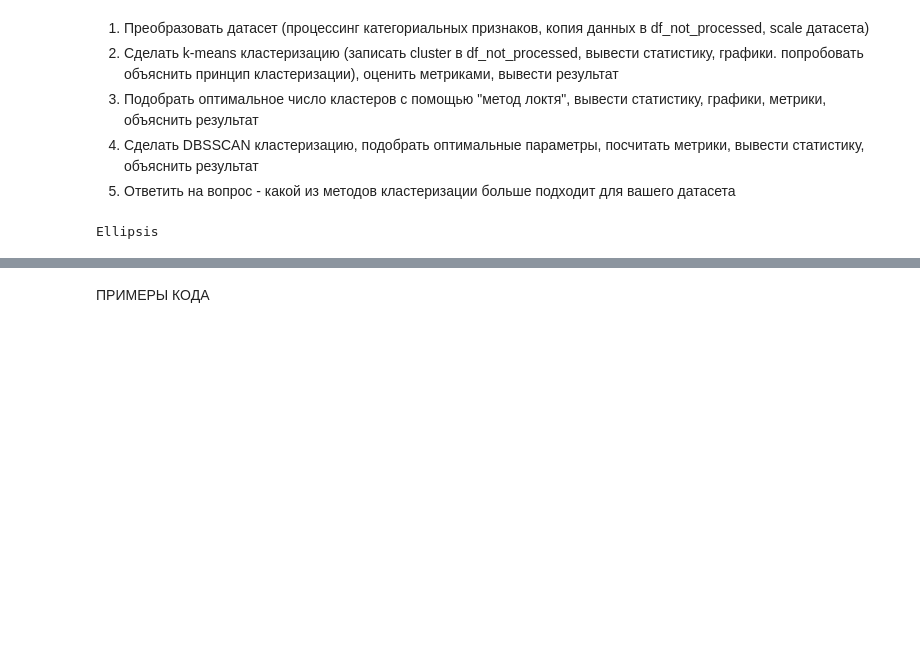
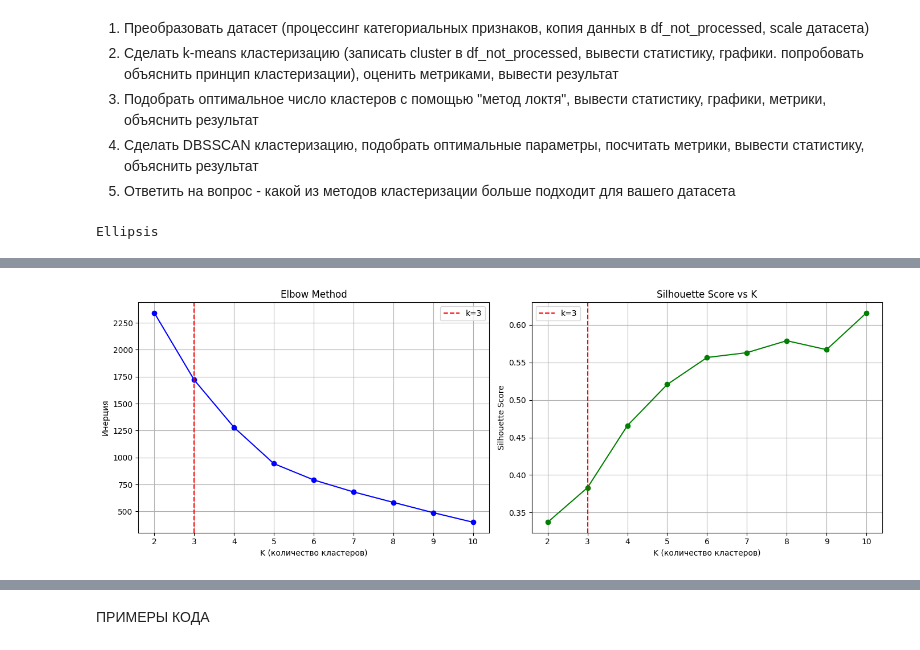
Before and after one commit to Lococo231/MO_Tasks, a Jupyter notebook: Домашнее_задание_4.ipynb, the cells around one changed output, grey strips where cells are left out. Drawn from its saved outputs; the diff is of its cells as text; code cells hidden in the pictures; blank space fills up the shorter version.

```diff
--- a/Домашнее_задание_4.ipynb
+++ b/Домашнее_задание_4.ipynb
@@ -16,7 +36,11 @@
 Ellipsis
 # %%
 import pandas as pd
+import numpy as np
+import matplotlib.pyplot as plt
 from sklearn.preprocessing import StandardScaler
+from sklearn.cluster import KMeans
+from sklearn.metrics import silhouette_score, davies_bouldin_score, calinski_harabasz_score
 
 df = pd.read_csv('dataset.csv')
 
@@ -48,15 +72,15 @@ df['Sleep Disorder'] = df['Sleep Disorder'].map({
 category_columns = [col for col in df.select_dtypes(include=['object']).columns
                     if col != 'Sleep Disorder']
 
-# OneHotEncoding (drop_first=True)
+# OneHotEncoding
 df = pd.get_dummies(df, columns=category_columns, drop_first=True)
 
-# Определяем числовые колонки
+# числовые колонки
 numeric_features = df.select_dtypes(include=['float64', 'int64']).columns.tolist()
 
 # Инициализируем scaler и применяем нормализацию
 scaler = StandardScaler()
-df[numeric_features] = scaler.fit_transform(df[numeric_features])
+X_scaled = scaler.fit_transform(df[numeric_features])
 
 print(f"Исходная форма: {df_not_processed.shape}")
 print(f"После процессинга: {df.shape}")
@@ -82,0 +158,35 @@ print(df.head())
+# %%
+inertias = []
+silhouettes = []
+K_range = range(2, 11)
+
+for k in K_range:
+    kmeans_temp = KMeans(n_clusters=k, random_state=42, n_init=10)
+    kmeans_temp.fit(X_scaled)
+    inertias.append(kmeans_temp.inertia_)
+    silhouettes.append(silhouette_score(X_scaled, kmeans_temp.labels_))
+
+plt.figure(figsize=(14, 5))
+
+plt.subplot(1, 2, 1)
+plt.plot(K_range, inertias, 'bo-')
+plt.axvline(x=3, color='r', linestyle='--', label='k=3')
+plt.xlabel('K (количество кластеров)')
+plt.ylabel('Инерция')
+plt.title('Elbow Method')
+plt.legend()
+plt.grid()
+
+plt.subplot(1, 2, 2)
+plt.plot(K_range, silhouettes, 'go-')
+plt.axvline(x=3, color='r', linestyle='--', label='k=3')
+plt.xlabel('K (количество кластеров)')
+plt.ylabel('Silhouette Score')
+plt.title('Silhouette Score vs K')
+plt.legend()
+plt.grid()
+
+plt.tight_layout()
+plt.show()
+# %% [output]
+[figure, added]
```
Also changed, not shown: parts of 9 cells of this notebook.
